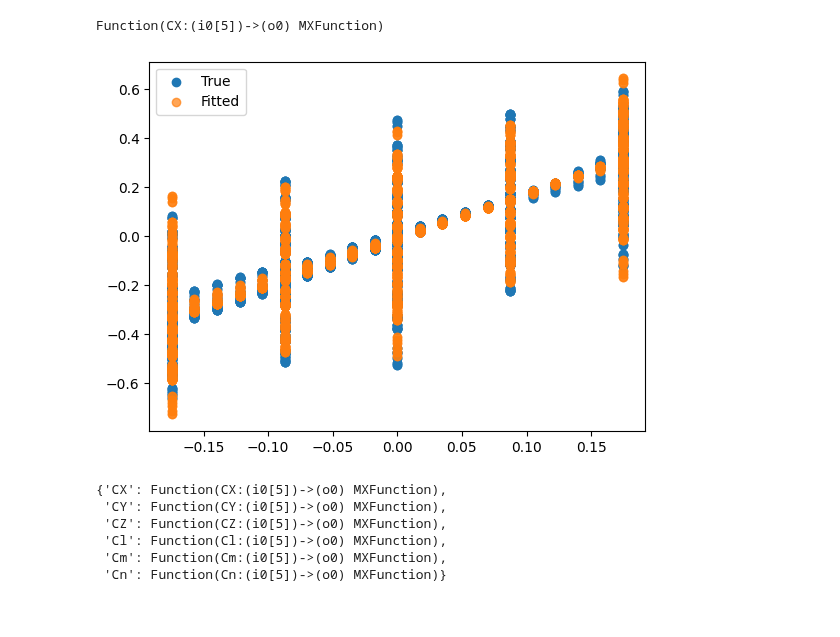
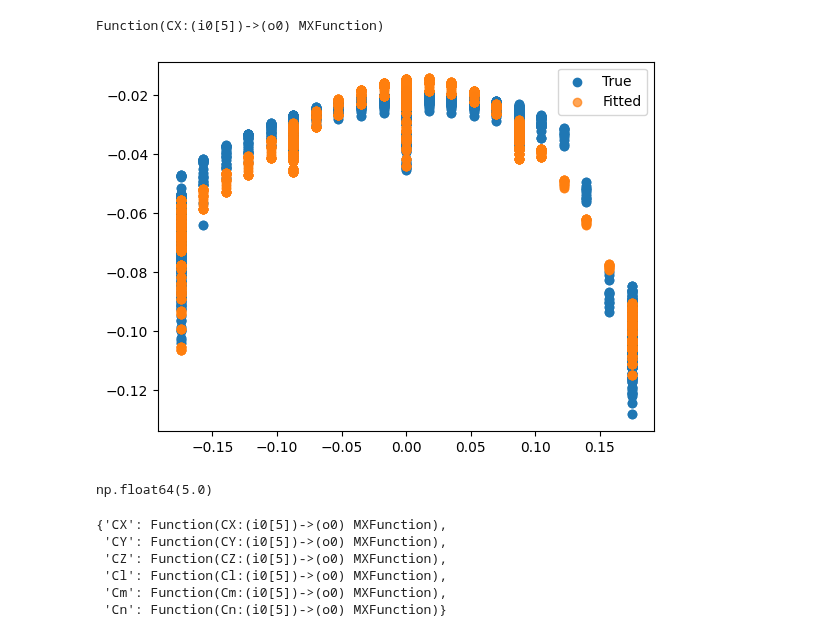
Before and after one commit to wgrosche/AIrcraft, a Jupyter notebook: main/polyfit.ipynb, the cells around one changed output. Saved outputs shown, nothing was run; the diff lists cells and outputs as text; code cells hidden in the pictures.

```diff
--- a/main/polyfit.ipynb
+++ b/main/polyfit.ipynb
@@ -290,13 +290,14 @@ import pickle
 import matplotlib.pyplot as plt
 
 # Assume train_data is already defined with input_features and output_features
+reduced_input_features = ['alpha', 'beta', 'aileron', 'elevator']
 input_features = ['q', 'alpha', 'beta', 'aileron', 'elevator']
 output_features = ['CX', 'CY', 'CZ', 'Cl', 'Cm', 'Cn']
 poly_order = 3  # Polynomial order
 
 # Polynomial feature generation
 poly = PolynomialFeatures(degree=poly_order, include_bias=False)
-X = train_data[input_features].values
+X = train_data[reduced_input_features].values
 X_poly = poly.fit_transform(X)
 
 # Fit multivariate polynomial models for each output
@@ -323,38 +324,43 @@ for output in output_features:
     intercept = fitted_models[output]['intercept']
 
     # Generate polynomial terms with interactions
-    terms = poly.get_feature_names_out(input_features)  # e.g., ['q', 'q^2', 'alpha beta']
+    terms = poly.get_feature_names_out(reduced_input_features)  # e.g., ['q', 'q^2', 'alpha beta']
     symbolic_expr = intercept
     for term, weight in zip(terms, coef):
         # Parse polynomial terms into CasADi expressions
         term_expr = 1
         for var_power in term.split(' '):  # Split terms like "alpha^2 beta"
             if '^' in var_power:
                 var, power = var_power.split('^')
                 term_expr *= casadi_vars[var] ** int(power)
             elif var_power in casadi_vars:
                 term_expr *= casadi_vars[var_power]
         symbolic_expr += weight * term_expr
 
     # Create CasADi function
     casadi_func = ca.Function(output, [casadi_input], [symbolic_expr])
     casadi_functions[output] = casadi_func
 
 # Save the fitted models and CasADi functions
 with open('fitted_models_casadi.pkl', 'wb') as file:
     pickle.dump({'fitted_models': fitted_models, 'casadi_functions': casadi_functions}, file)
 
 # Visualization for a specific output, e.g., 'Cl'
-output_to_plot = 'Cm'
+output_to_plot = 'CX'
 Y_true = train_data[output_to_plot].values
+X = train_data[input_features].values
 Y_fitted = casadi_functions[output_to_plot](X.T).full().flatten()
 
 plt.scatter(X[:, 1], Y_true, label='True')  # 'beta' is the 3rd column (index 2)
 plt.scatter(X[:, 1], Y_fitted, label='Fitted', alpha=0.7)
 plt.legend()
 plt.show()
 # %% [output]
-[figure, old version]
+[figure, new version]
+# %%
+train_data['aileron'].where(train_data['alpha']==0).max()
+# %% [output]
+np.float64(5.0)
 # %%
 casadi_functions
 # %% [output]
```
Also changed, not shown: parts of 5 cells of this notebook, 29 other files.
